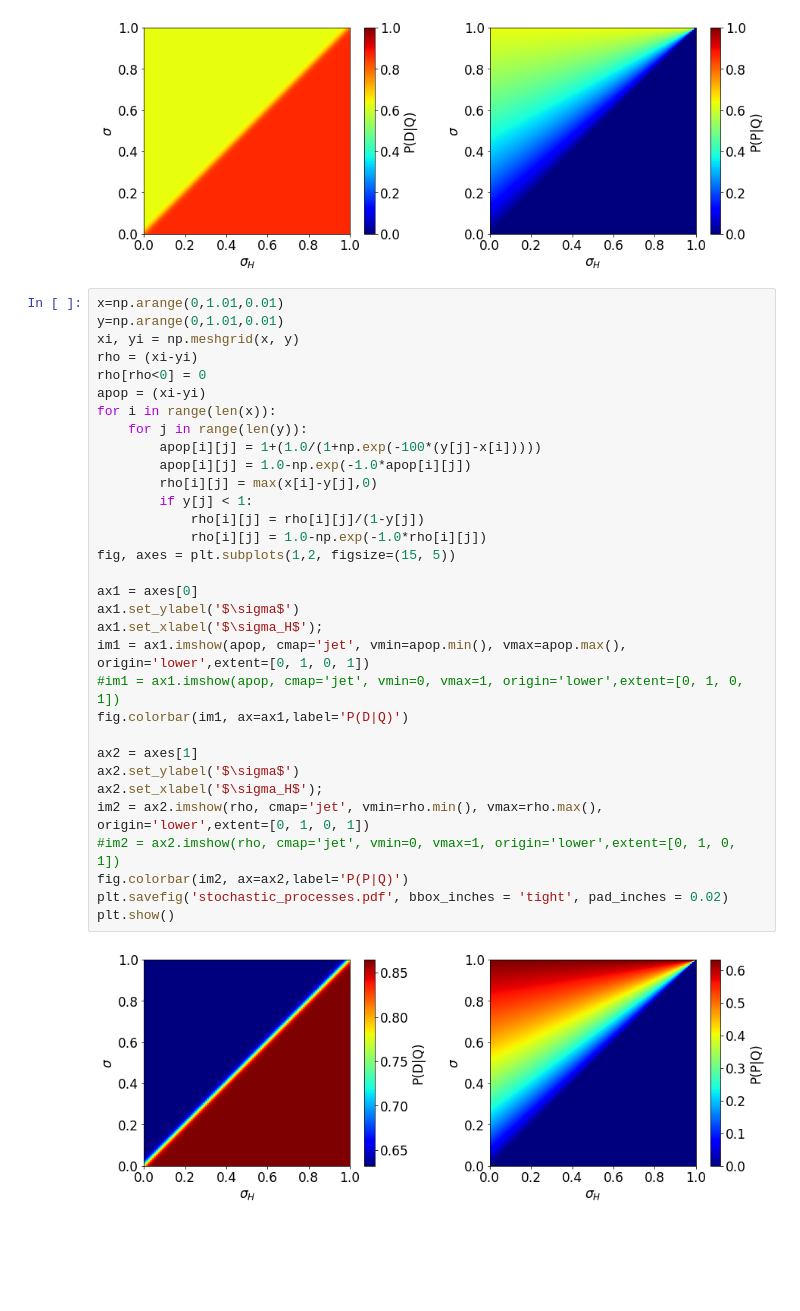
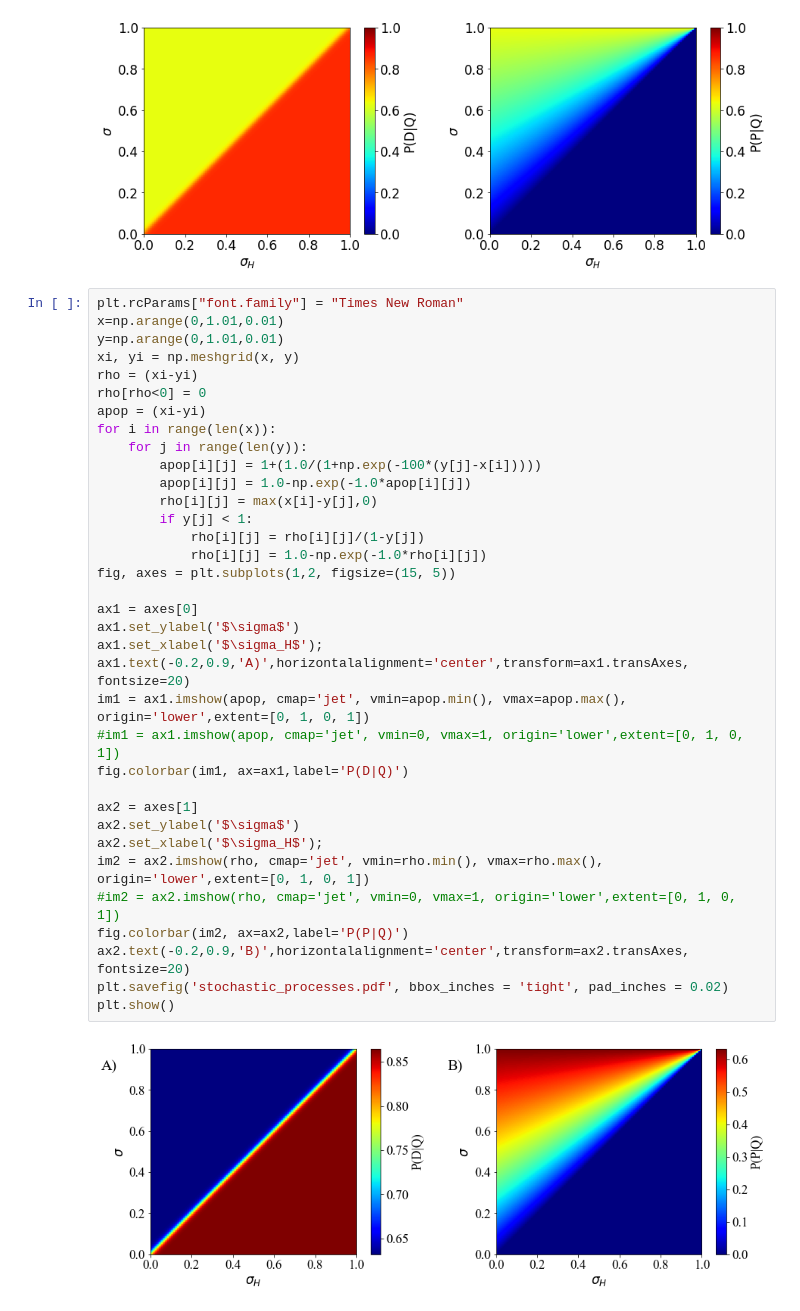
Before and after one commit to Ernesto-Lima/GiantABM, a Jupyter notebook: prol_apop.ipynb, the cells around one changed output. Drawn from its saved outputs; the diff is of its cells as text; blank space fills up the shorter version.

```diff
--- a/prol_apop.ipynb
+++ b/prol_apop.ipynb
@@ -42,36 +42,39 @@ plt.show()
 # %% [output]
 [figure]
 # %%
+plt.rcParams["font.family"] = "Times New Roman"
 x=np.arange(0,1.01,0.01)
 y=np.arange(0,1.01,0.01)
 xi, yi = np.meshgrid(x, y)
 rho = (xi-yi)
 rho[rho<0] = 0
 apop = (xi-yi)
 for i in range(len(x)):
     for j in range(len(y)):
         apop[i][j] = 1+(1.0/(1+np.exp(-100*(y[j]-x[i]))))
         apop[i][j] = 1.0-np.exp(-1.0*apop[i][j])
         rho[i][j] = max(x[i]-y[j],0)
         if y[j] < 1:
             rho[i][j] = rho[i][j]/(1-y[j])
             rho[i][j] = 1.0-np.exp(-1.0*rho[i][j])
 fig, axes = plt.subplots(1,2, figsize=(15, 5))
 
 ax1 = axes[0]
 ax1.set_ylabel('$\sigma$')
 ax1.set_xlabel('$\sigma_H$');
+ax1.text(-0.2,0.9,'A)',horizontalalignment='center',transform=ax1.transAxes, fontsize=20)
 im1 = ax1.imshow(apop, cmap='jet', vmin=apop.min(), vmax=apop.max(), origin='lower',extent=[0, 1, 0, 1])
 #im1 = ax1.imshow(apop, cmap='jet', vmin=0, vmax=1, origin='lower',extent=[0, 1, 0, 1])
 fig.colorbar(im1, ax=ax1,label='P(D|Q)')
 
 ax2 = axes[1]
 ax2.set_ylabel('$\sigma$')
 ax2.set_xlabel('$\sigma_H$');
 im2 = ax2.imshow(rho, cmap='jet', vmin=rho.min(), vmax=rho.max(), origin='lower',extent=[0, 1, 0, 1])
 #im2 = ax2.imshow(rho, cmap='jet', vmin=0, vmax=1, origin='lower',extent=[0, 1, 0, 1])
 fig.colorbar(im2, ax=ax2,label='P(P|Q)')
+ax2.text(-0.2,0.9,'B)',horizontalalignment='center',transform=ax2.transAxes, fontsize=20)
 plt.savefig('stochastic_processes.pdf', bbox_inches = 'tight', pad_inches = 0.02)
 plt.show()
 # %% [output]
-[figure, old version]
+[figure, new version]
```
Also changed, not shown: 7 other files.
